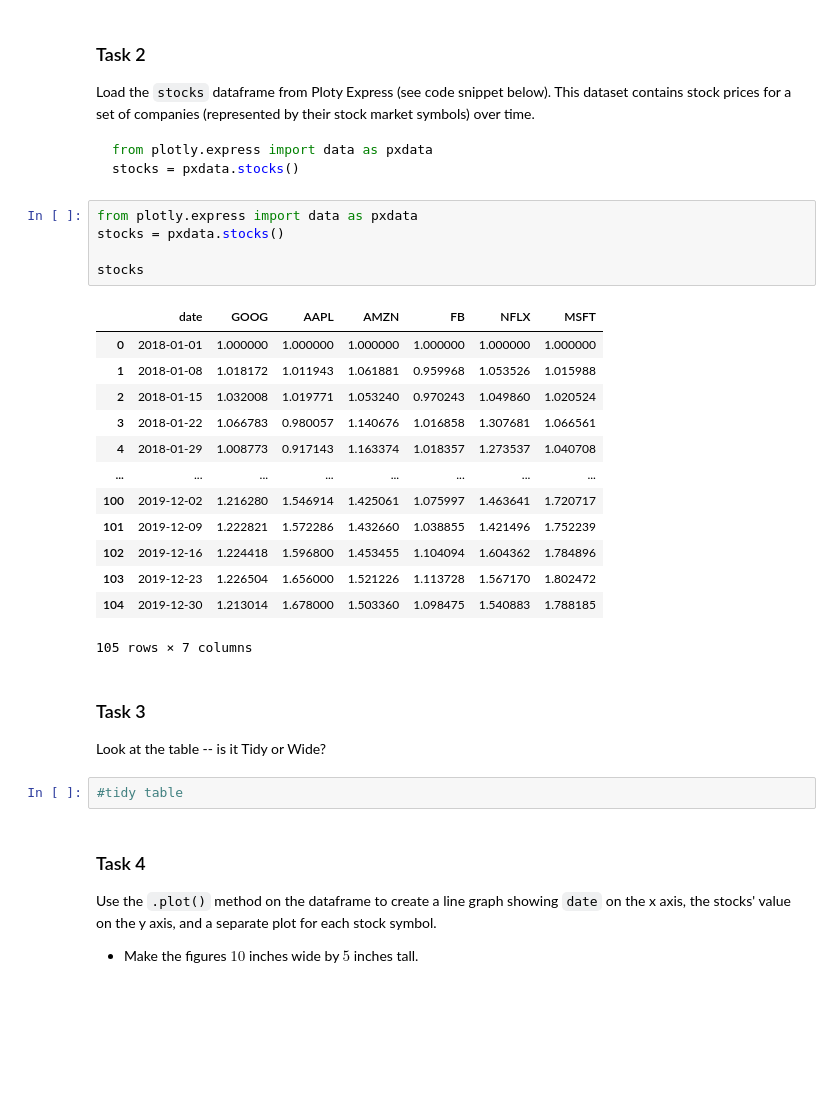
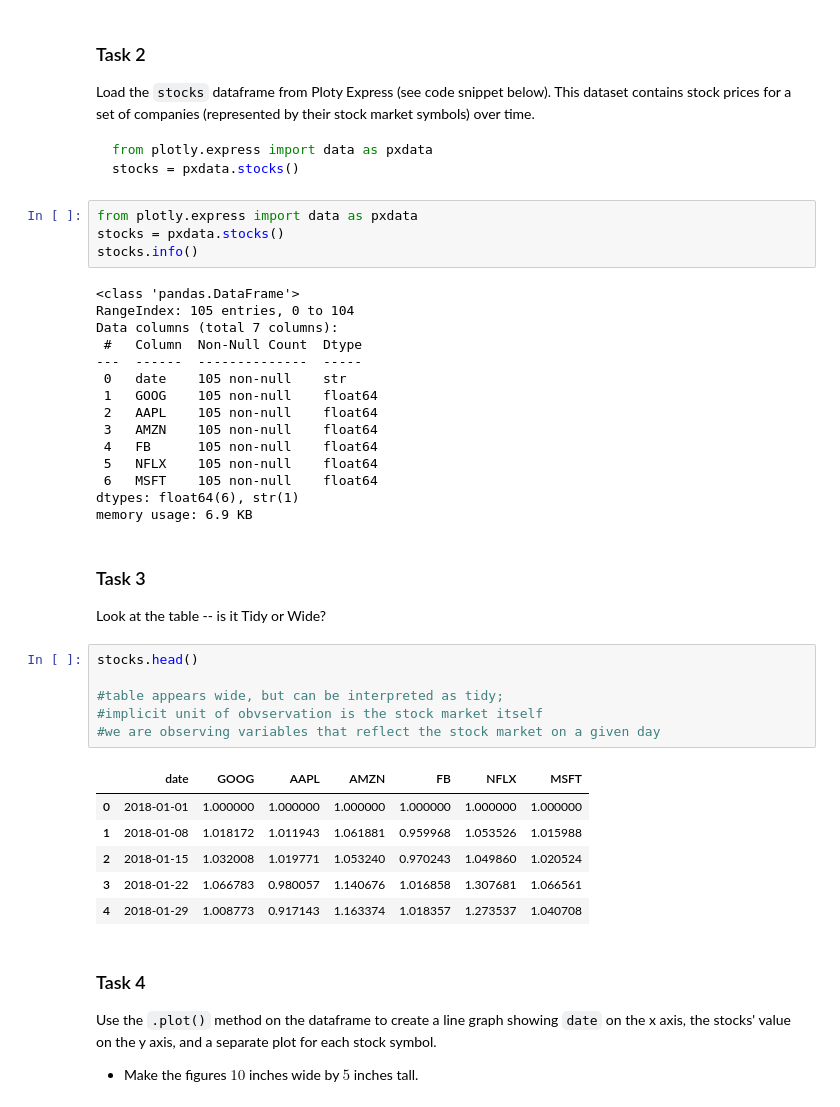
Before and after one commit to lindale36/ds2023, a Jupyter notebook: W03_Challenge01.ipynb, the cells around one changed output. Saved outputs shown, nothing was run; the diff lists cells and outputs as text; blank space fills up the shorter version.

```diff
--- a/W03_Challenge01.ipynb
+++ b/W03_Challenge01.ipynb
@@ -34,28 +34,39 @@ stocks = pxdata.stocks()
 # %%
 from plotly.express import data as pxdata
 stocks = pxdata.stocks()
-
-stocks
+stocks.info()
 # %% [output]
-|  | date | GOOG | AAPL | AMZN | FB | NFLX | MSFT |
-| 0 | 2018-01-01 | 1.000000 | 1.000000 | 1.000000 | 1.000000 | 1.000000 | 1.000000 |
-| 1 | 2018-01-08 | 1.018172 | 1.011943 | 1.061881 | 0.959968 | 1.053526 | 1.015988 |
-| 2 | 2018-01-15 | 1.032008 | 1.019771 | 1.053240 | 0.970243 | 1.049860 | 1.020524 |
-| 3 | 2018-01-22 | 1.066783 | 0.980057 | 1.140676 | 1.016858 | 1.307681 | 1.066561 |
-| 4 | 2018-01-29 | 1.008773 | 0.917143 | 1.163374 | 1.018357 | 1.273537 | 1.040708 |
-| ... | ... | ... | ... | ... | ... | ... | ... |
-| 100 | 2019-12-02 | 1.216280 | 1.546914 | 1.425061 | 1.075997 | 1.463641 | 1.720717 |
-| 101 | 2019-12-09 | 1.222821 | 1.572286 | 1.432660 | 1.038855 | 1.421496 | 1.752239 |
-| 102 | 2019-12-16 | 1.224418 | 1.596800 | 1.453455 | 1.104094 | 1.604362 | 1.784896 |
-| 103 | 2019-12-23 | 1.226504 | 1.656000 | 1.521226 | 1.113728 | 1.567170 | 1.802472 |
-| 104 | 2019-12-30 | 1.213014 | 1.678000 | 1.503360 | 1.098475 | 1.540883 | 1.788185 |
-105 rows × 7 columns
+<class 'pandas.DataFrame'>
+RangeIndex: 105 entries, 0 to 104
+Data columns (total 7 columns):
+ #   Column  Non-Null Count  Dtype
+---  ------  --------------  -----
+ 0   date    105 non-null    str
+ 1   GOOG    105 non-null    float64
+ 2   AAPL    105 non-null    float64
+ 3   AMZN    105 non-null    float64
+ 4   FB      105 non-null    float64
+ 5   NFLX    105 non-null    float64
+ 6   MSFT    105 non-null    float64
+dtypes: float64(6), str(1)
+memory usage: 6.9 KB
 # %% [markdown]
 ### Task 3
 
 Look at the table -- is it Tidy or Wide?
 # %%
-#tidy table
+stocks.head()
+
+#table appears wide, but can be interpreted as tidy;
+#implicit unit of obvservation is the stock market itself
+#we are observing variables that reflect the stock market on a given day
+# %% [output]
+|  | date | GOOG | AAPL | AMZN | FB | NFLX | MSFT |
+| 0 | 2018-01-01 | 1.000000 | 1.000000 | 1.000000 | 1.000000 | 1.000000 | 1.000000 |
+| 1 | 2018-01-08 | 1.018172 | 1.011943 | 1.061881 | 0.959968 | 1.053526 | 1.015988 |
+| 2 | 2018-01-15 | 1.032008 | 1.019771 | 1.053240 | 0.970243 | 1.049860 | 1.020524 |
+| 3 | 2018-01-22 | 1.066783 | 0.980057 | 1.140676 | 1.016858 | 1.307681 | 1.066561 |
+| 4 | 2018-01-29 | 1.008773 | 0.917143 | 1.163374 | 1.018357 | 1.273537 | 1.040708 |
 # %% [markdown]
 ### Task 4
 
```
Also changed, not shown: parts of 4 cells of this notebook, 19 other files.
